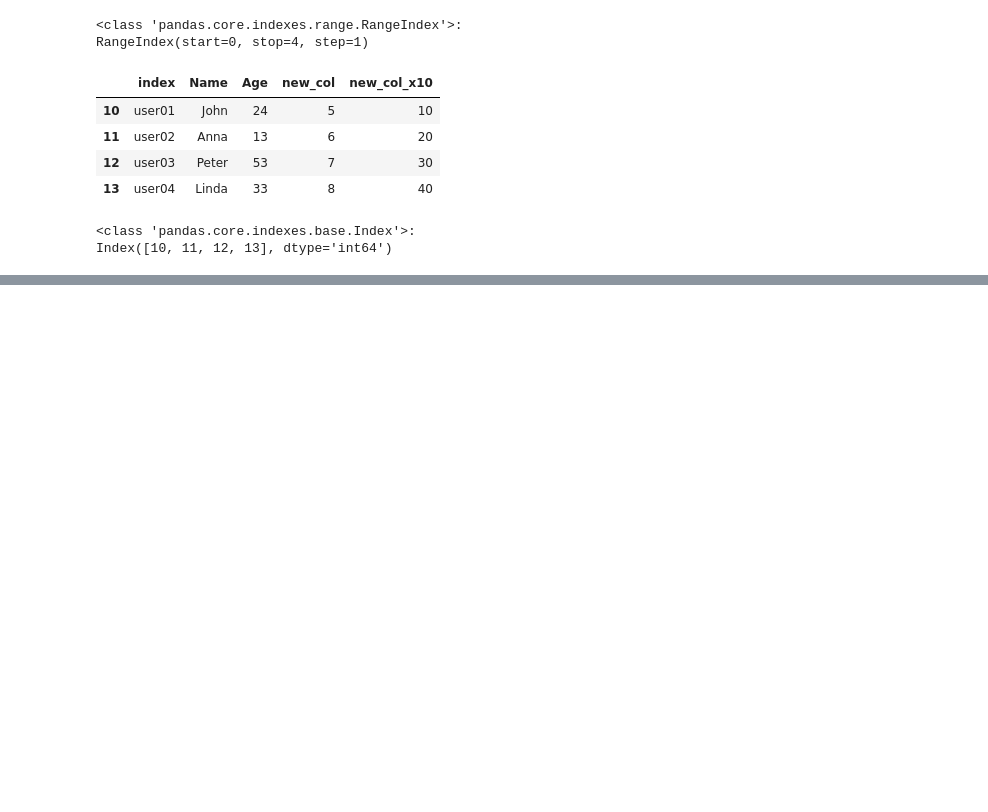
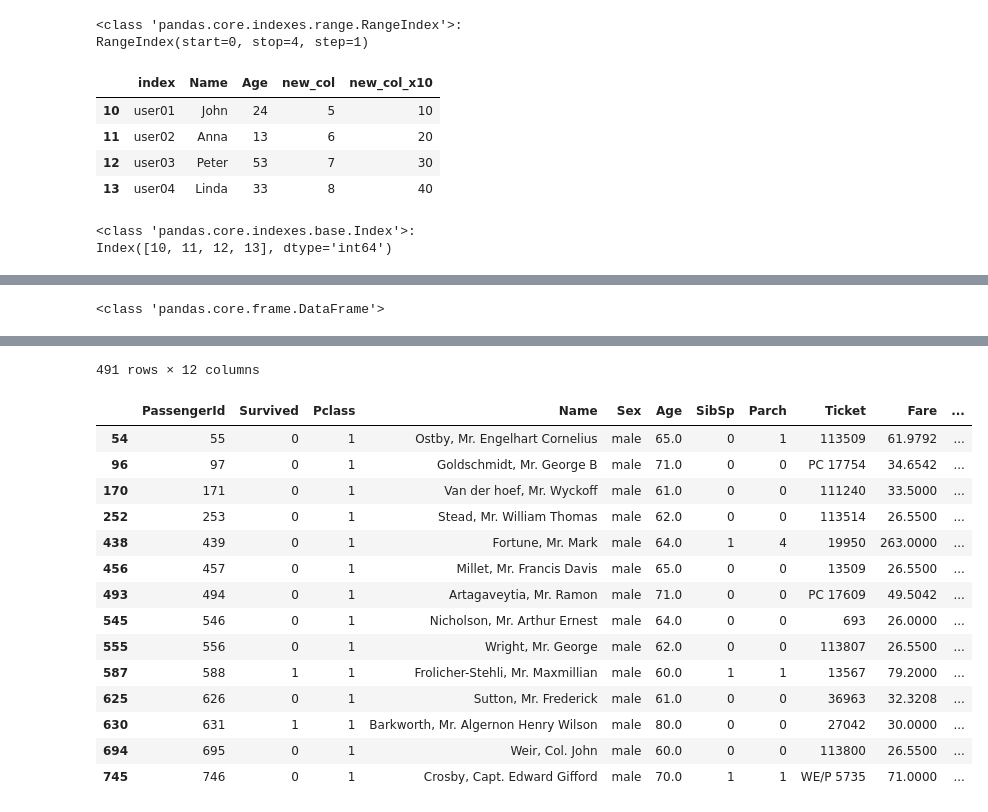
Before and after one commit to 2JIHAN/inflearn-machine-learning, a Jupyter notebook: chap01_pandas.ipynb, the cells around one changed output, grey strips where cells are left out. Cells and saved outputs as stored; diff of their text form; code cells hidden in the pictures; blank space fills up the shorter version.

Commit message:
Pandas 공부

```diff
--- a/chap01_pandas.ipynb
+++ b/chap01_pandas.ipynb
@@ -280,0 +294,11 @@ Index([10, 11, 12, 13], dtype='int64')
+# %%
+# Dataframe 인덱싱
+titanic_df = pd.read_csv('./titanic_train.csv')
+display(titanic_df)
+print(f'{titanic_df.columns.values}')
+
+titanic_df_pclass = titanic_df['Pclass']  # PClass 컬럼에 대한 정보를 Series로 반환된다. Series는 Column 이름 없다.
+display(titanic_df_pclass)
+# [] 인덱싱 자리에 여러 개가 들어간 리스트를 입력하면 DataFrame으로 반환.
+passengerid_name_pcalss= titanic_df[['PassengerId', 'Name', 'Pclass']]
+display(passengerid_name_pcalss)
@@ -280,0 +346,17 @@ Index([10, 11, 12, 13], dtype='int64')
+# %%
+# Boolean Indexing
+# boolean series 넣어서 조건에 맞는 데이터만 추출할 수 있다.
+
+# print(f'{type((titanic_df["Pclass"]==3))}')
+boolean_titanic_pclass=titanic_df[(titanic_df['Pclass']==3)]
+print(f'{type(boolean_titanic_pclass)}')
+display(boolean_titanic_pclass)
+
+# 여러 개 조건이 있을 때를 생각해보자.
+# 나이가 60세 이상, 클래스는 1등급, 남자.
+cond_1 = titanic_df['Age']>=60
+cond_2 = titanic_df['Pclass']==1
+cond_3 = titanic_df['Sex']=='male'
+display(titanic_df[cond_1&cond_2&cond_3])
+# %% [output]
+<class 'pandas.core.frame.DataFrame'>
@@ -280,0 +375,16 @@ Index([10, 11, 12, 13], dtype='int64')
+491 rows × 12 columns
+|  | PassengerId | Survived | Pclass | Name | Sex | Age | SibSp | Parch | Ticket | Fare | ... |
+| 54 | 55 | 0 | 1 | Ostby, Mr. Engelhart Cornelius | male | 65.0 | 0 | 1 | 113509 | 61.9792 | ... |
+| 96 | 97 | 0 | 1 | Goldschmidt, Mr. George B | male | 71.0 | 0 | 0 | PC 17754 | 34.6542 | ... |
+| 170 | 171 | 0 | 1 | Van der hoef, Mr. Wyckoff | male | 61.0 | 0 | 0 | 111240 | 33.5000 | ... |
+| 252 | 253 | 0 | 1 | Stead, Mr. William Thomas | male | 62.0 | 0 | 0 | 113514 | 26.5500 | ... |
+| 438 | 439 | 0 | 1 | Fortune, Mr. Mark | male | 64.0 | 1 | 4 | 19950 | 263.0000 | ... |
+| 456 | 457 | 0 | 1 | Millet, Mr. Francis Davis | male | 65.0 | 0 | 0 | 13509 | 26.5500 | ... |
+| 493 | 494 | 0 | 1 | Artagaveytia, Mr. Ramon | male | 71.0 | 0 | 0 | PC 17609 | 49.5042 | ... |
+| 545 | 546 | 0 | 1 | Nicholson, Mr. Arthur Ernest | male | 64.0 | 0 | 0 | 693 | 26.0000 | ... |
+| 555 | 556 | 0 | 1 | Wright, Mr. George | male | 62.0 | 0 | 0 | 113807 | 26.5500 | ... |
+| 587 | 588 | 1 | 1 | Frolicher-Stehli, Mr. Maxmillian | male | 60.0 | 1 | 1 | 13567 | 79.2000 | ... |
+| 625 | 626 | 0 | 1 | Sutton, Mr. Frederick | male | 61.0 | 0 | 0 | 36963 | 32.3208 | ... |
+| 630 | 631 | 1 | 1 | Barkworth, Mr. Algernon Henry Wilson | male | 80.0 | 0 | 0 | 27042 | 30.0000 | ... |
+| 694 | 695 | 0 | 1 | Weir, Col. John | male | 60.0 | 0 | 0 | 113800 | 26.5500 | ... |
+| 745 | 746 | 0 | 1 | Crosby, Capt. Edward Gifford | male | 70.0 | 1 | 1 | WE/P 5735 | 71.0000 | ... |
```
Also changed, not shown: parts of 20 cells of this notebook.
